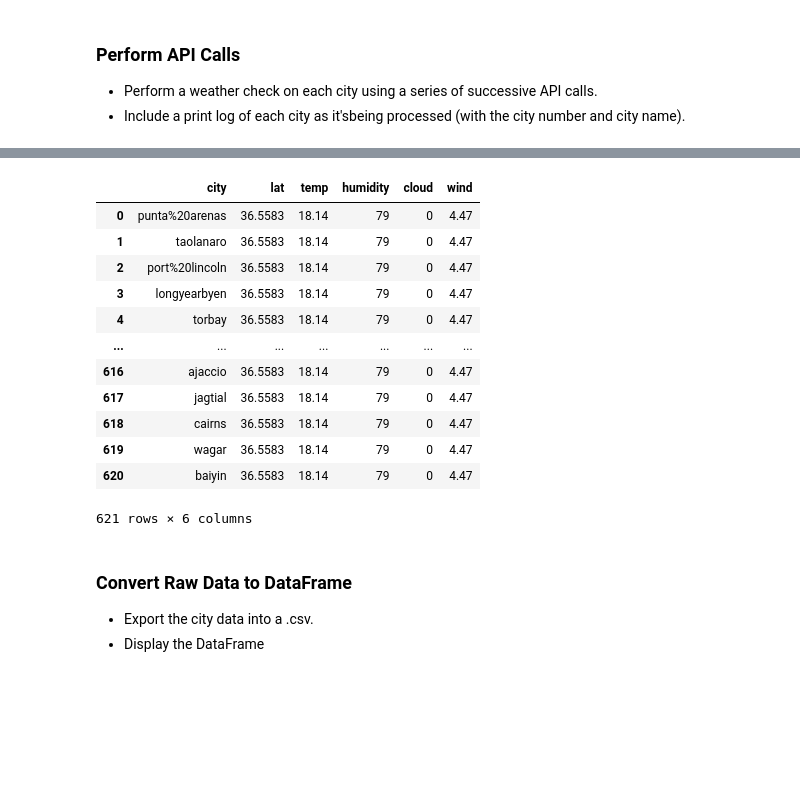
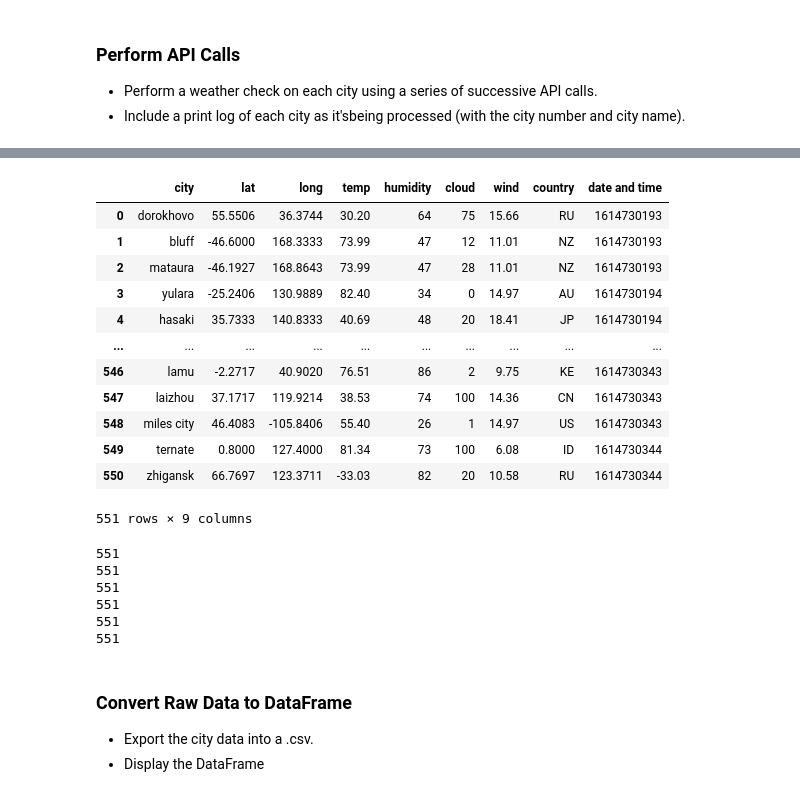
Before and after one commit to Brandy-knust/python-api-challenge, a Jupyter notebook: WeatherPy/WeatherPy-Copy1.ipynb, the cells around one changed output, grey strips where cells are left out. Drawn from its saved outputs; the diff is of its cells as text; code cells hidden in the pictures; blank space fills up the shorter version.

```diff
--- a/WeatherPy/WeatherPy-Copy1.ipynb
+++ b/WeatherPy/WeatherPy-Copy1.ipynb
@@ -107,39 +139,54 @@ http://api.openweathermap.org/data/2.5/weather?q=baiyin&appid=876deee2970de6d89b
 # %%
-for city in city_check:
-    try:
-        lat.append(weather_json['coord']['lat'])
-        temp.append(weather_json['main']['temp'])
-        humidity.append(weather_json['main']['humidity'])
-        cloud.append(weather_json['clouds']['all'])
-        wind.append(weather_json['wind']['speed'])
-        weather_city.append(city)
-    except:
-        print(f'not enough data for {city}.')
+#for city in city_check:
+
+        #lat.append(weather_json['coord']['lat'])
+        #temp.append(weather_json['main']['temp'])
+        #humidity.append(weather_json['main']['humidity'])
+        #cloud.append(weather_json['clouds']['all'])
+        #wind.append(weather_json['wind']['speed'])
+        #weather_city.append(city)
+
+        #print(f'not enough data for {city}.')
 # %%
 weather_dict = {
     "city": weather_city,
     "lat": lat,
+    "long": long,
     "temp": temp,
     "humidity": humidity,
     "cloud": cloud,
-    "wind": wind
+    "wind": wind,
+    "country":country,
+    "date and time":date_time
 }
-weather_data = pd.DataFrame(data=weather_dict)
-weather_data
 # %% [output]
-|  | city | lat | temp | humidity | cloud | wind |
-| 0 | punta%20arenas | 36.5583 | 18.14 | 79 | 0 | 4.47 |
-| 1 | taolanaro | 36.5583 | 18.14 | 79 | 0 | 4.47 |
-| 2 | port%20lincoln | 36.5583 | 18.14 | 79 | 0 | 4.47 |
-| 3 | longyearbyen | 36.5583 | 18.14 | 79 | 0 | 4.47 |
-| 4 | torbay | 36.5583 | 18.14 | 79 | 0 | 4.47 |
-| ... | ... | ... | ... | ... | ... | ... |
-| 616 | ajaccio | 36.5583 | 18.14 | 79 | 0 | 4.47 |
-| 617 | jagtial | 36.5583 | 18.14 | 79 | 0 | 4.47 |
-| 618 | cairns | 36.5583 | 18.14 | 79 | 0 | 4.47 |
-| 619 | wagar | 36.5583 | 18.14 | 79 | 0 | 4.47 |
-| 620 | baiyin | 36.5583 | 18.14 | 79 | 0 | 4.47 |
+|  | city | lat | long | temp | humidity | cloud | wind | country | date and time |
+| 0 | dorokhovo | 55.5506 | 36.3744 | 30.20 | 64 | 75 | 15.66 | RU | 1614730193 |
+| 1 | bluff | -46.6000 | 168.3333 | 73.99 | 47 | 12 | 11.01 | NZ | 1614730193 |
+| 2 | mataura | -46.1927 | 168.8643 | 73.99 | 47 | 28 | 11.01 | NZ | 1614730193 |
+| 3 | yulara | -25.2406 | 130.9889 | 82.40 | 34 | 0 | 14.97 | AU | 1614730194 |
+| 4 | hasaki | 35.7333 | 140.8333 | 40.69 | 48 | 20 | 18.41 | JP | 1614730194 |
+| ... | ... | ... | ... | ... | ... | ... | ... | ... | ... |
+| 546 | lamu | -2.2717 | 40.9020 | 76.51 | 86 | 2 | 9.75 | KE | 1614730343 |
+| 547 | laizhou | 37.1717 | 119.9214 | 38.53 | 74 | 100 | 14.36 | CN | 1614730343 |
+| 548 | miles city | 46.4083 | -105.8406 | 55.40 | 26 | 1 | 14.97 | US | 1614730343 |
+| 549 | ternate | 0.8000 | 127.4000 | 81.34 | 73 | 100 | 6.08 | ID | 1614730344 |
+| 550 | zhigansk | 66.7697 | 123.3711 | -33.03 | 82 | 20 | 10.58 | RU | 1614730344 |
-621 rows × 6 columns
+551 rows × 9 columns
+# %%
+print(len(weather_city))
+print(len(lat))
+print(len(temp))
+print(len(humidity))
+print(len(cloud))
+print(len(wind))
+# %% [output]
+551
+551
+551
+551
+551
+551
 # %% [markdown]
 ### Convert Raw Data to DataFrame
 * Export the city data into a .csv.
```
Also changed, not shown: parts of 4 cells of this notebook.
